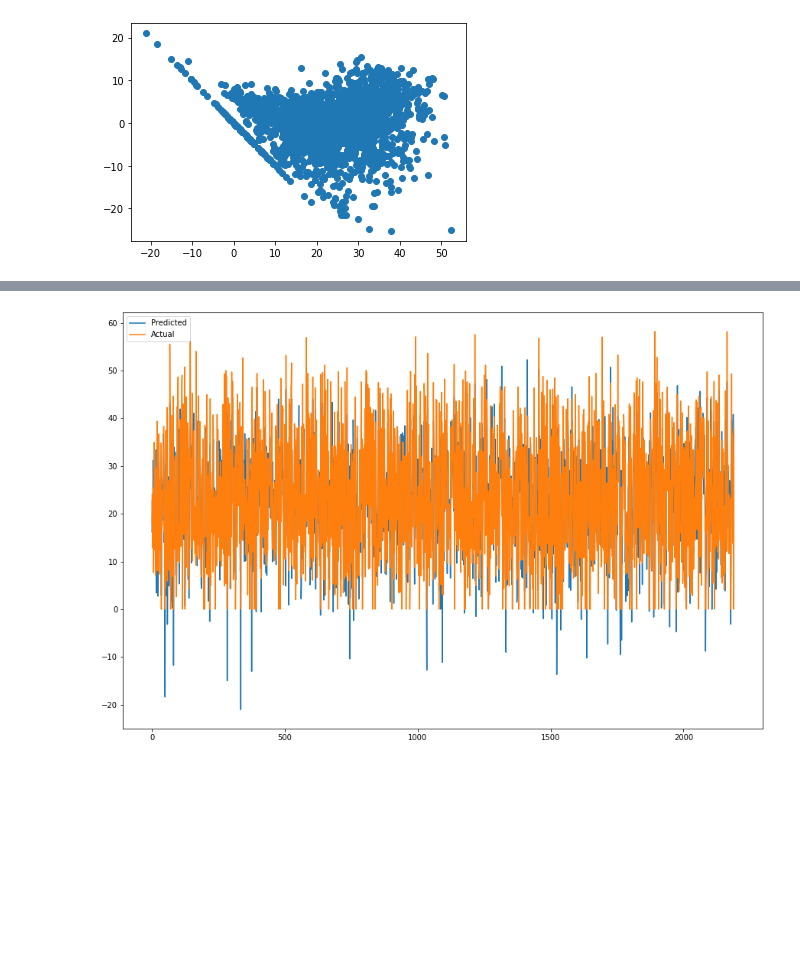
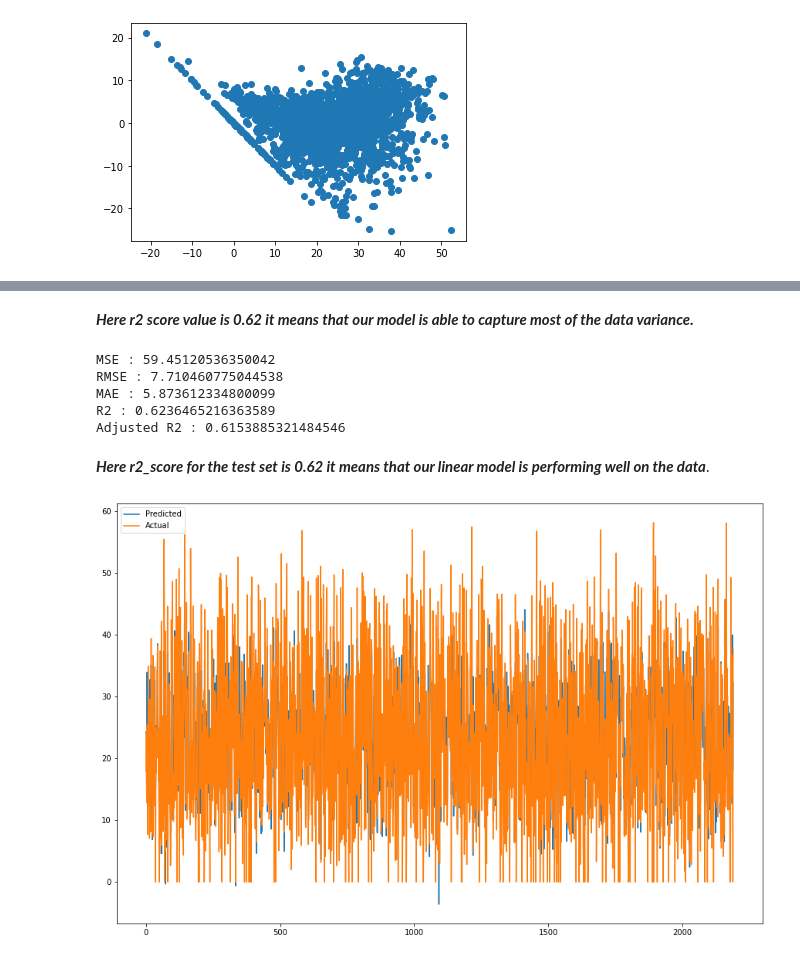
Before and after one commit to roysoni24/Bike-Sharing-Demand-Prediction, a Jupyter notebook: Copy_of_Bike_Sharing_Demand_Prediction_Capstone_Project.ipynb, the cells around one changed output, grey strips where cells are left out. Drawn from its saved outputs; the diff is of its cells as text; code cells hidden in the pictures; blank space fills up the shorter version.

Commit message:
implementing elastic net regression

```diff
--- a/Copy_of_Bike_Sharing_Demand_Prediction_Capstone_Project.ipynb
+++ b/Copy_of_Bike_Sharing_Demand_Prediction_Capstone_Project.ipynb
@@ -896,0 +908,8 @@ plt.scatter((y_pred_test_ridge),(y_test)-(y_pred_test_ridge))
+# %%
+#importing package
+from sklearn.linear_model import ElasticNet
+#a * L1 + b * L2
+#alpha = a + b and l1_ratio = a / (a + b)
+elasticnet = ElasticNet(alpha=0.1, l1_ratio=0.5)
+# %%
+elasticnet.fit(X_train,y_train)
@@ -896,0 +923,4 @@ plt.scatter((y_pred_test_ridge),(y_test)-(y_pred_test_ridge))
+# %%
+#getting X_train and X-test value
+y_pred_train_en=elasticnet.predict(X_train)
+y_pred_test_en=elasticnet.predict(X_test)
@@ -896,0 +957,2 @@ plt.scatter((y_pred_test_ridge),(y_test)-(y_pred_test_ridge))
+# %% [markdown]
+***Here r2 score value is 0.62 it means that our model is able to capture most of the data variance.***
@@ -896,0 +968,32 @@ plt.scatter((y_pred_test_ridge),(y_test)-(y_pred_test_ridge))
+# %%
+#importing package
+from sklearn.metrics import mean_squared_error
+#calculating MSE
+MSE= mean_squared_error(y_test, y_pred_test_en)
+print("MSE :",MSE)
+
+#calculating RMSE
+RMSE=np.sqrt(MSE)
+print("RMSE :",RMSE)
+
+
+#calculating MAE
+MAE= mean_absolute_error(y_test, y_pred_test_en)
+print("MAE :",MAE)
+
+
+#importing package
+from sklearn.metrics import r2_score
+#calculating r2 and adjusted r2
+r2= r2_score((y_test), (y_pred_test_en))
+print("R2 :",r2)
+Adjusted_R2=(1-(1-r2_score((y_test), (y_pred_test_en)))*((X_test.shape[0]-1)/(X_test.shape[0]-X_test.shape[1]-1)))
+print("Adjusted R2 :",1-(1-r2_score((y_test), (y_pred_test_en)))*((X_test.shape[0]-1)/(X_test.shape[0]-X_test.shape[1]-1)))
+# %% [output]
+MSE : 59.45120536350042
+RMSE : 7.710460775044538
+MAE : 5.873612334800099
+R2 : 0.6236465216363589
+Adjusted R2 : 0.6153885321484546
+# %% [markdown]
+***Here r2_score for the test set is 0.62 it means that our linear model is performing well on the data***.
@@ -897,9 +1009,9 @@ plt.scatter((y_pred_test_ridge),(y_test)-(y_pred_test_ridge))
 # %%
 #Ploting the figure
 plt.figure(figsize=(15,10))
-plt.plot((y_pred_test_ridge))
+plt.plot(np.array(y_pred_test_en))
 plt.plot((np.array(y_test)))
 plt.legend(["Predicted","Actual"])
 plt.show()
 # %% [output]
-[figure, old version]
+[figure, new version]
```
Also changed, not shown: parts of 12 cells of this notebook.
